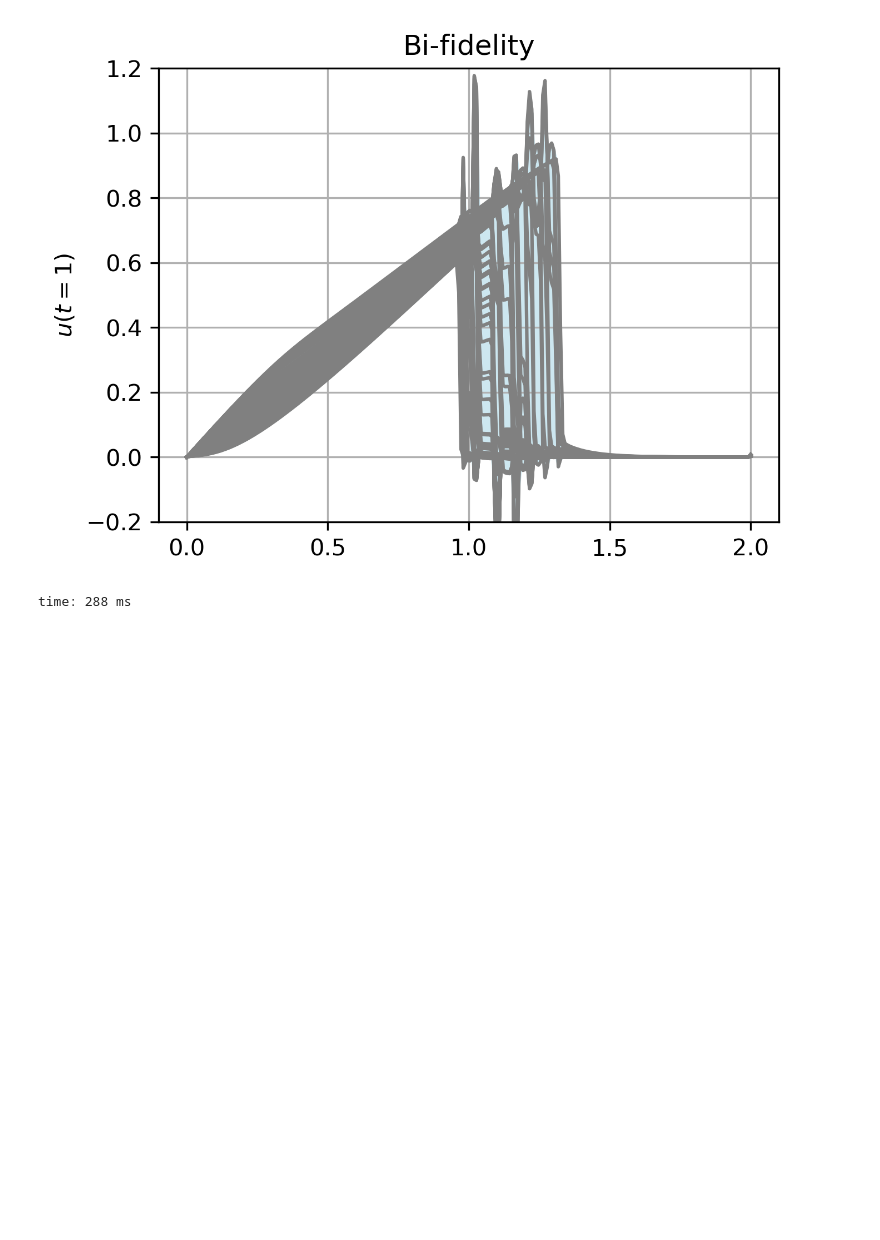
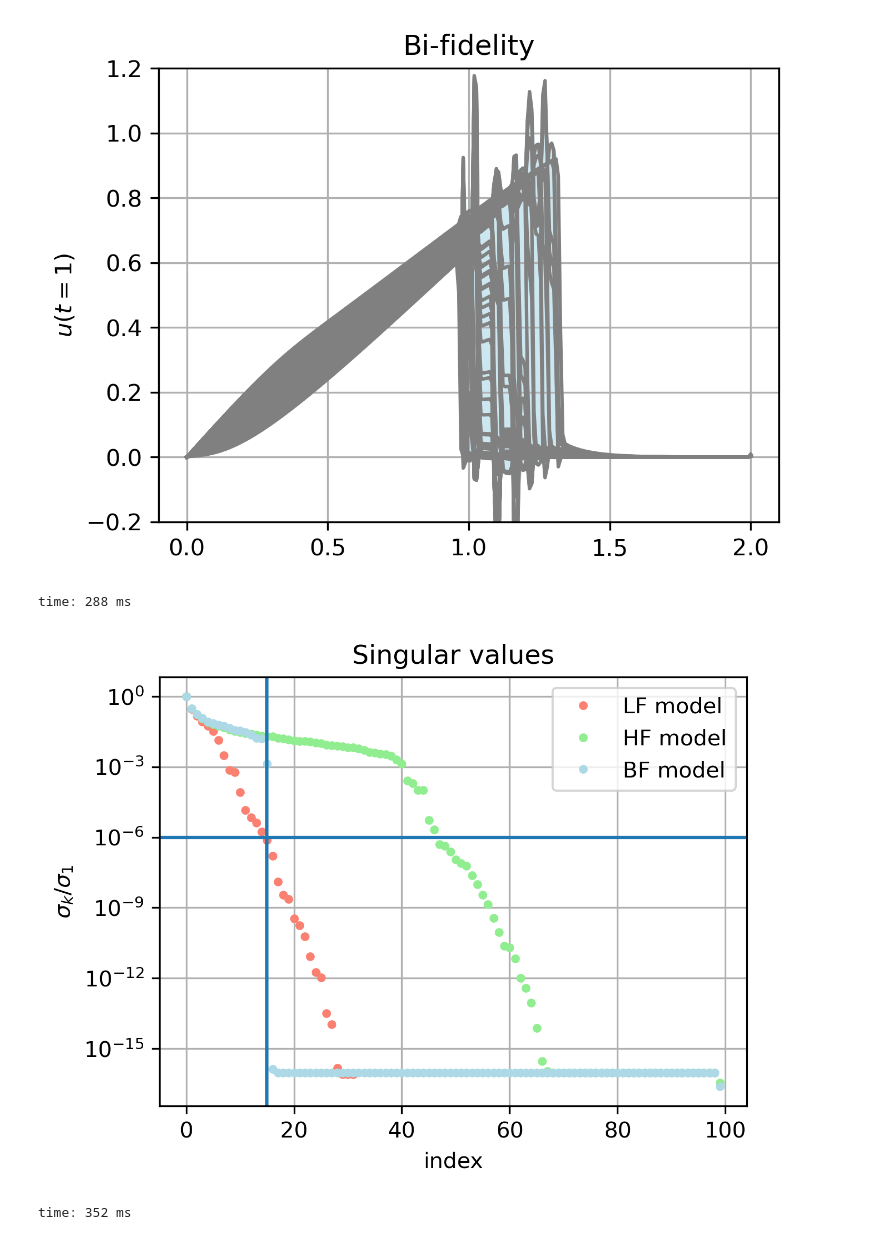
Before and after one commit to mulligatawny/bi-fidelity-burgers, a Jupyter notebook: bi_fidelity_burgers.ipynb, the cells around one changed output. Saved outputs shown, nothing was run; the diff lists cells and outputs as text; code cells hidden in the pictures; blank space fills up the shorter version.

```diff
--- a/bi_fidelity_burgers.ipynb
+++ b/bi_fidelity_burgers.ipynb
@@ -313,3 +313,26 @@ if save_plot:
 # %% [output]
 [figure]
 time: 288 ms
+# %%
+# compare singular values
+_, sv_lf, _ = np.linalg.svd(phi_lf, full_matrices=True)
+_, sv_hf, _ = np.linalg.svd(phi_hf, full_matrices=True)
+_, sv_bf, _ = np.linalg.svd(phi_bf, full_matrices=True)
+
+fig5 = plt.figure(figsize=[6.4*.75, 4.8*.75],dpi=300)
+ax = fig5.add_subplot(1,1,1)
+ax.semilogy(sv_lf/sv_lf[0], 'r.', color='salmon', label='LF model')
+ax.semilogy(sv_hf/sv_hf[0], 'r.', color='lightgreen', label='HF model')
+ax.semilogy(sv_bf/sv_bf[0], 'r.', color='lightblue', label='BF model')
+ax.set_title('Singular values')
+ax.set_ylabel('$\sigma_k/\sigma_1$')
+ax.set_xlabel('index')
+ax.legend()
+ax.axvline([16-1])
+ax.axhline([1e-6])
+ax.grid('on')
+if save_plot:
+    plt.savefig("./figures/sv-comp.png",bbox_inches='tight')
+# %% [output]
+[figure, added]
+time: 352 ms
```
Also changed, not shown: parts of 1 cell of this notebook.
